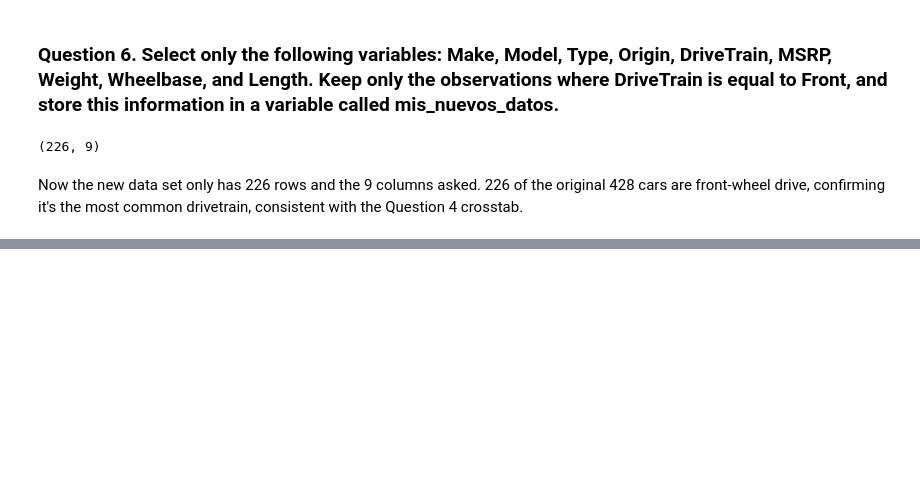
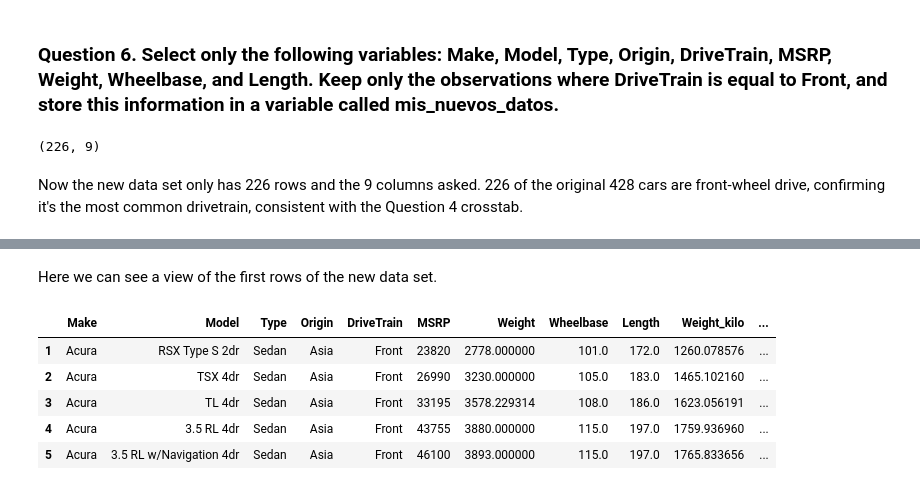
Before and after one commit to a00841144/Algorithms_Course_Repository_K, a Jupyter notebook: exercises/cars_analysis.ipynb, the cells around one changed output, grey strips where cells are left out. Saved outputs shown, nothing was run; the diff lists cells and outputs as text; code cells hidden in the pictures; blank space fills up the shorter version.

```diff
--- a/exercises/cars_analysis.ipynb
+++ b/exercises/cars_analysis.ipynb
@@ -313,0 +320,18 @@ Here we can see a view of the first rows of the new data set.
+# %% [markdown]
+Here we can see a view of the first rows of the new data set.
+# %%
+LB_TO_KG = 0.453592
+IN_TO_CM = 2.54
+
+mis_nuevos_datos["Weight_kilo"] = mis_nuevos_datos["Weight"] * LB_TO_KG
+mis_nuevos_datos["Wheelbase_cm"] = mis_nuevos_datos["Wheelbase"] * IN_TO_CM
+mis_nuevos_datos["Length_cm"] = mis_nuevos_datos["Length"] * IN_TO_CM
+
+mis_nuevos_datos.head()
+# %% [output]
+|  | Make | Model | Type | Origin | DriveTrain | MSRP | Weight | Wheelbase | Length | Weight_kilo | ... |
+| 1 | Acura | RSX Type S 2dr | Sedan | Asia | Front | 23820 | 2778.000000 | 101.0 | 172.0 | 1260.078576 | ... |
+| 2 | Acura | TSX 4dr | Sedan | Asia | Front | 26990 | 3230.000000 | 105.0 | 183.0 | 1465.102160 | ... |
+| 3 | Acura | TL 4dr | Sedan | Asia | Front | 33195 | 3578.229314 | 108.0 | 186.0 | 1623.056191 | ... |
+| 4 | Acura | 3.5 RL 4dr | Sedan | Asia | Front | 43755 | 3880.000000 | 115.0 | 197.0 | 1759.936960 | ... |
+| 5 | Acura | 3.5 RL w/Navigation 4dr | Sedan | Asia | Front | 46100 | 3893.000000 | 115.0 | 197.0 | 1765.833656 | ... |
```
Also changed, not shown: parts of 8 cells of this notebook.
